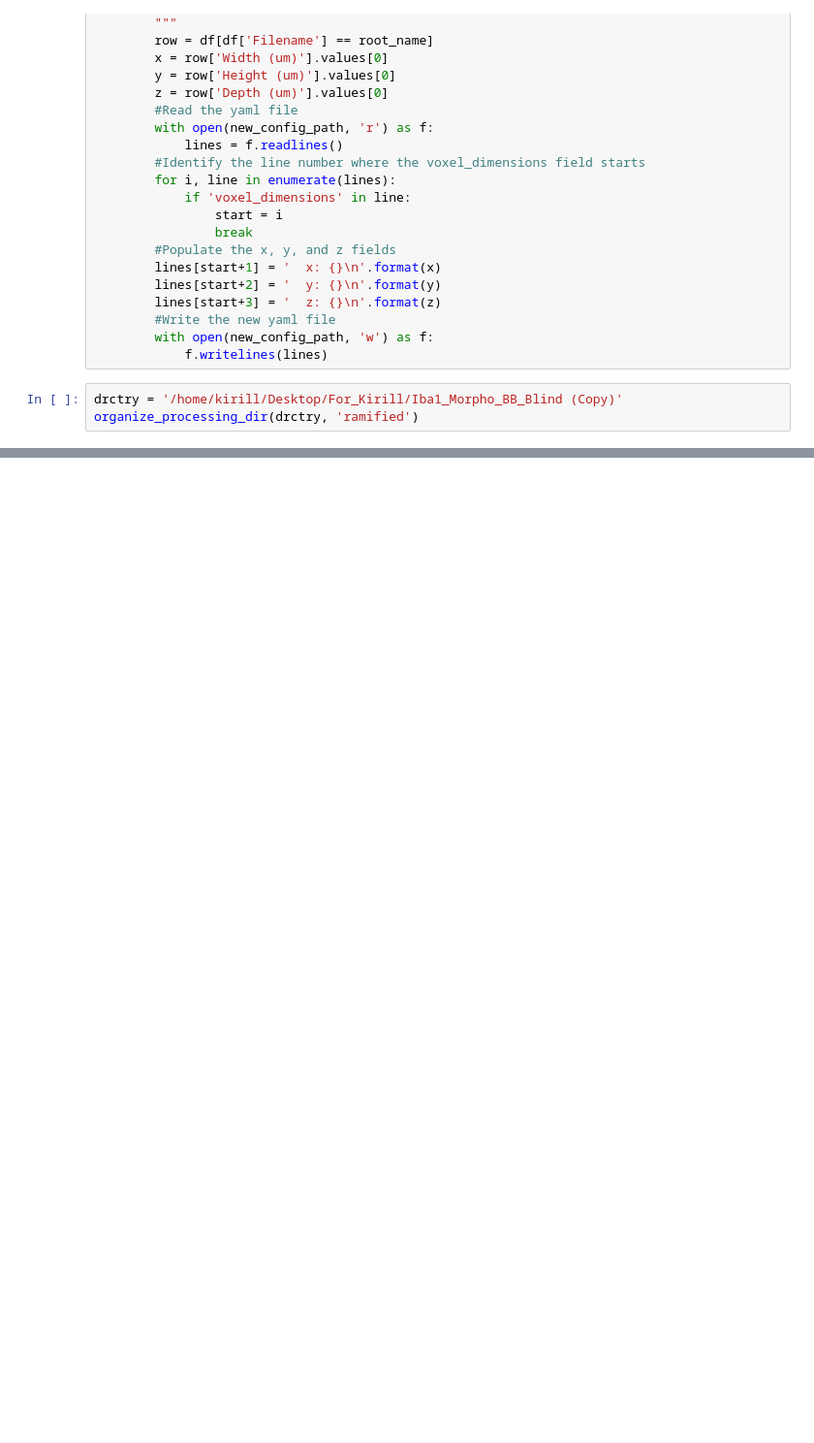
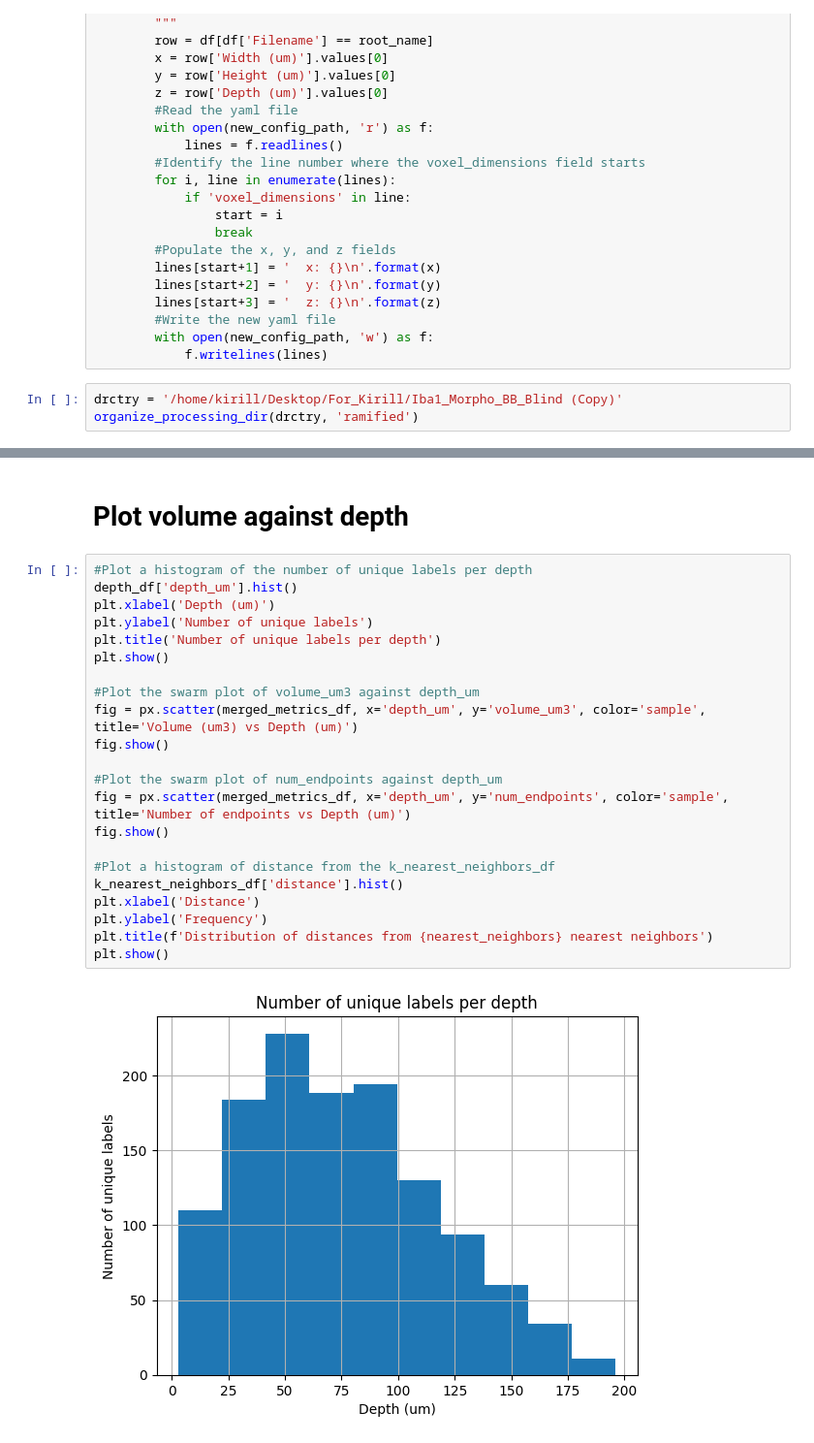
Before and after one commit to chesnov/HIBACHI, a Jupyter notebook: 3d_microglia segmentation.ipynb, the cells around one changed output, grey strips where cells are left out. Shown at 97% size. Drawn from its saved outputs; the diff is of its cells as text; blank space fills up the shorter version.

```diff
--- a/3d_microglia segmentation.ipynb
+++ b/3d_microglia segmentation.ipynb
@@ -161,0 +223,26 @@ organize_processing_dir(drctry, 'ramified')
+# %% [markdown]
+# Plot volume against depth
+# %%
+#Plot a histogram of the number of unique labels per depth
+depth_df['depth_um'].hist()
+plt.xlabel('Depth (um)')
+plt.ylabel('Number of unique labels')
+plt.title('Number of unique labels per depth')
+plt.show()
+
+#Plot the swarm plot of volume_um3 against depth_um
+fig = px.scatter(merged_metrics_df, x='depth_um', y='volume_um3', color='sample', title='Volume (um3) vs Depth (um)')
+fig.show()
+
+#Plot the swarm plot of num_endpoints against depth_um
+fig = px.scatter(merged_metrics_df, x='depth_um', y='num_endpoints', color='sample', title='Number of endpoints vs Depth (um)')
+fig.show()
+
+#Plot a histogram of distance from the k_nearest_neighbors_df
+k_nearest_neighbors_df['distance'].hist()
+plt.xlabel('Distance')
+plt.ylabel('Frequency')
+plt.title(f'Distribution of distances from {nearest_neighbors} nearest neighbors')
+plt.show()
+# %% [output]
+[figure, added]
```
Also changed, not shown: parts of 6 cells of this notebook, 5 other files.
